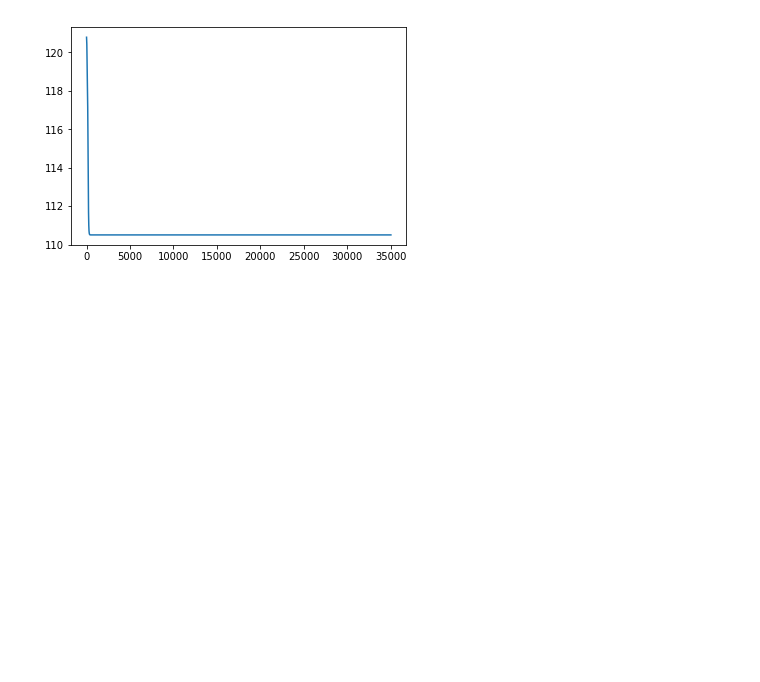
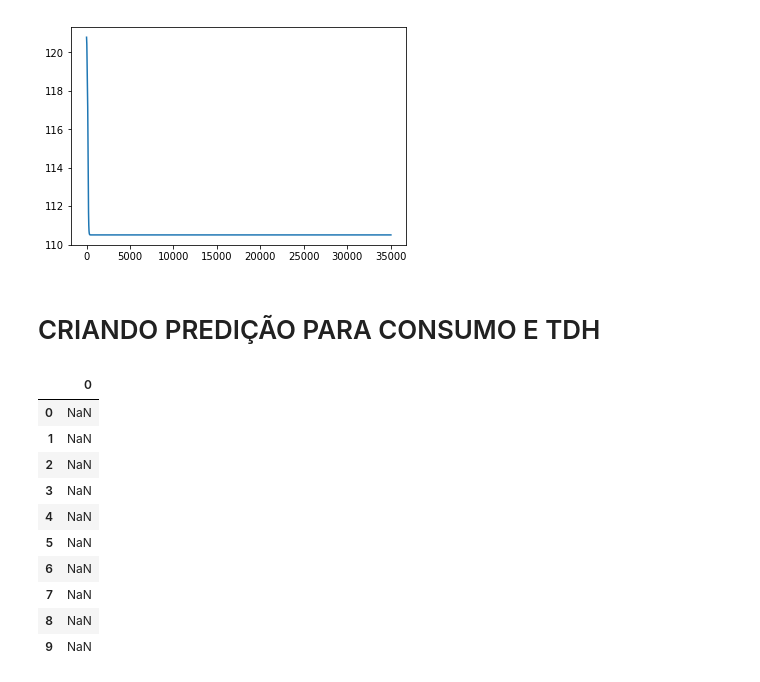
Before and after one commit to nayarat/analise-de-consumo, a Jupyter notebook: rede media.ipynb, the cells around one changed output. Saved outputs shown, nothing was run; the diff lists cells and outputs as text; code cells hidden in the pictures; blank space fills up the shorter version.

```diff
--- a/rede media.ipynb
+++ b/rede media.ipynb
@@ -546,3 +536,13 @@ plt.plot(a)
 # %% [output]
 [<matplotlib.lines.Line2D at 0x...>]
 [figure]
+# %% [markdown]
+# CRIANDO PREDIÇÃO PARA CONSUMO E TDH
+# %%
+base_url = 'https://raw.githubusercontent.com/LucasFDutra/analise-de-consumo/master/Trafos/THD/'
+
+
+harmonicoTrafo1 = np.genfromtxt(base_url + 'Trafo1.csv', delimiter=';')
+harmonicoTrafo2 = np.genfromtxt(base_url + 'Trafo2.csv', delimiter=';')
+harmonicoTrafo3 = np.genfromtxt(base_url + 'Trafo3.csv', delimiter=';')
+harmonicoTrafo4 = np.genfromtxt(base_url + 'Trafo4.csv', delimiter=';')
@@ -548,0 +556,16 @@ plt.plot(a)
+# %%
+import pandas as pd
+data = pd.DataFrame(harmonicoTrafo1)
+data.head(10)
+# %% [output]
+|  | 0 |
+| 0 | NaN |
+| 1 | NaN |
+| 2 | NaN |
+| 3 | NaN |
+| 4 | NaN |
+| 5 | NaN |
+| 6 | NaN |
+| 7 | NaN |
+| 8 | NaN |
+| 9 | NaN |
```
Also changed, not shown: parts of 6 cells of this notebook.
